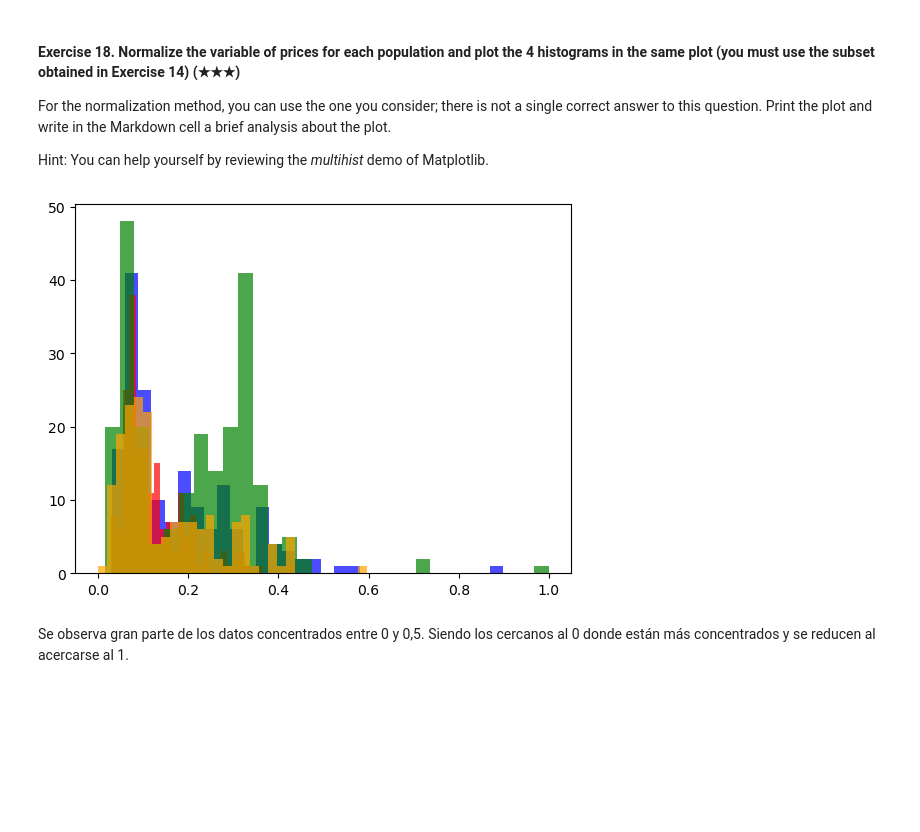
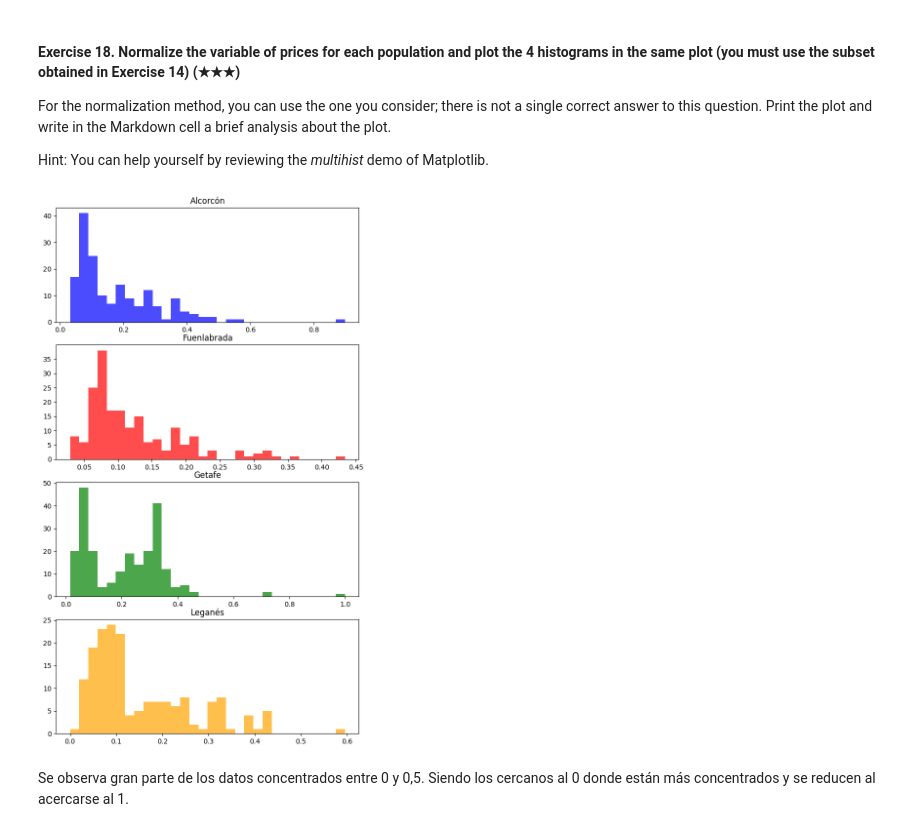
Before and after one commit to 4GeeksAcademy/realestate-datacleanup-exercise-course, a Jupyter notebook: project.ipynb, the cells around one changed output. Cells and saved outputs as stored; diff of their text form; code cells hidden in the pictures; blank space fills up the shorter version.

```diff
--- a/project.ipynb
+++ b/project.ipynb
@@ -435,25 +435,30 @@ Hint: You can help yourself by reviewing the *multihist* demo of Matplotlib.
 # %%
 import matplotlib.pyplot as plt
 ds_normalized = ds_south_belt.copy()
+fig, axes = plt.subplots(4,1, figsize=(8,14))
 # Normalización Min-Max
 for col in ds_south_belt.select_dtypes(include=['number']).columns:
     X_min = ds_south_belt[col].min()
     X_max = ds_south_belt[col].max()
     # Xnorm = (x - Xmin)/(Xmax-Xmin)
     ds_normalized[col] = ((ds_south_belt[col]) - X_min) / (X_max - X_min)
 # Filtro el Dataset por poblaciones
 ds_norm_alcorcon = ds_normalized.loc[ds_normalized['level5'] == 'Alcorcón', 'price']
 ds_norm_fuenlabrada = ds_normalized.loc[ds_normalized['level5'] == 'Fuenlabrada', 'price']
 ds_norm_getafe = ds_normalized.loc[ds_normalized['level5'] == 'Getafe', 'price']
 ds_norm_leganes = ds_normalized.loc[ds_normalized['level5'] == 'Leganés', 'price']
 # Plot
-plt.hist(ds_norm_alcorcon, bins=30, alpha=0.7, color='blue')
-plt.hist(ds_norm_fuenlabrada, bins=30, alpha=0.7, color='red')
-plt.hist(ds_norm_getafe, bins=30, alpha=0.7, color='green')
-plt.hist(ds_norm_leganes, bins=30, alpha=0.7, color='orange')
+axes[0].hist(ds_normalized.loc[ds_normalized['level5'] == "Alcorcón", 'price'], bins=30, alpha=0.7, color="blue")
+axes[0].set_title("Alcorcón")
+axes[1].hist(ds_normalized.loc[ds_normalized['level5'] == "Fuenlabrada", 'price'], bins=30, alpha=0.7, color="red")
+axes[1].set_title("Fuenlabrada")
+axes[2].hist(ds_normalized.loc[ds_normalized['level5'] == "Getafe", 'price'], bins=30, alpha=0.7, color="green")
+axes[2].set_title("Getafe")
+axes[3].hist(ds_normalized.loc[ds_normalized['level5'] == "Leganés", 'price'], bins=30, alpha=0.7, color="orange")
+axes[3].set_title("Leganés")
 plt.show()
 # %% [output]
-[figure, old version]
+[figure, new version]
 # %% [markdown]
 Se observa gran parte de los datos concentrados entre 0 y 0,5. Siendo los cercanos al 0 donde están más concentrados y se reducen al acercarse al 1.
 # %% [markdown]
```
Also changed, not shown: parts of 8 cells of this notebook.
